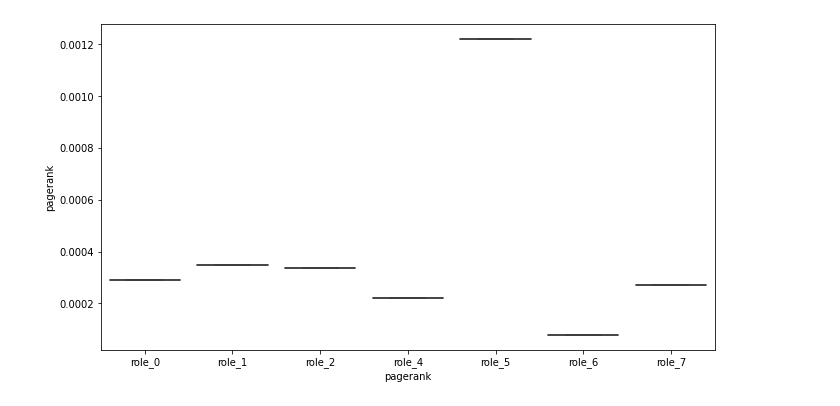
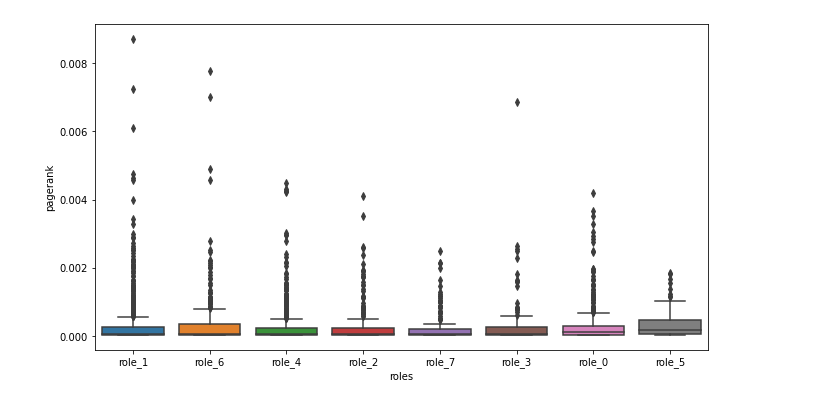
Before and after one commit to liangyufc/rolx-erasmus, a Jupyter notebook: src/visualize.ipynb, the cells around one changed output. Saved outputs shown, nothing was run; the diff lists cells and outputs as text; code cells hidden in the pictures.

```diff
--- a/src/visualize.ipynb
+++ b/src/visualize.ipynb
@@ -32,12 +50,11 @@ print(grouped_feat)
 # %%
 f, ax = plt.subplots(figsize=(11, 6))
 ax.set(xlabel="pagerank")
 # Draw a violinplot with a narrower bandwidth than the default
-x = np.array(list(grouped_feat.index))
-sns.boxplot(x=x, y=grouped_feat["pagerank"])
+sns.boxplot(x=node_roles["roles"], y=node_roles["pagerank"])
 f.savefig("../plots/pagerank.png")
 # %% [output]
-[figure, old version]
+[figure, new version]
 # %%
 # Set up the matplotlib figure
 f, (ax1, ax2, ax3, ax4) = plt.subplots(4, 1, figsize=(7, 5), sharex=True)
```
Also changed, not shown: parts of 3 cells of this notebook, 2 other files.
